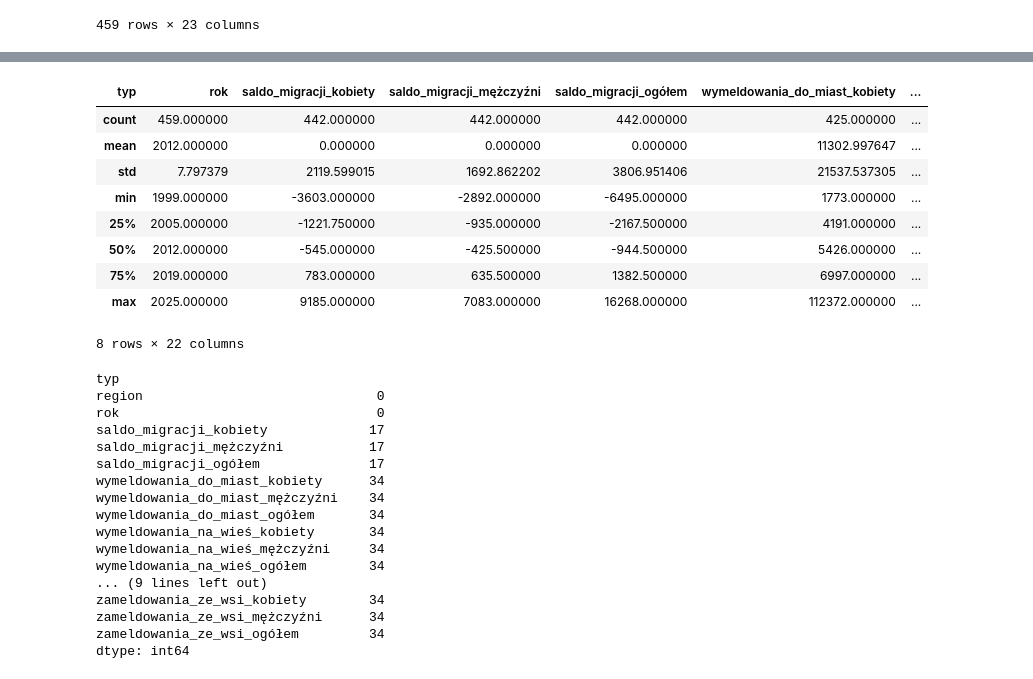
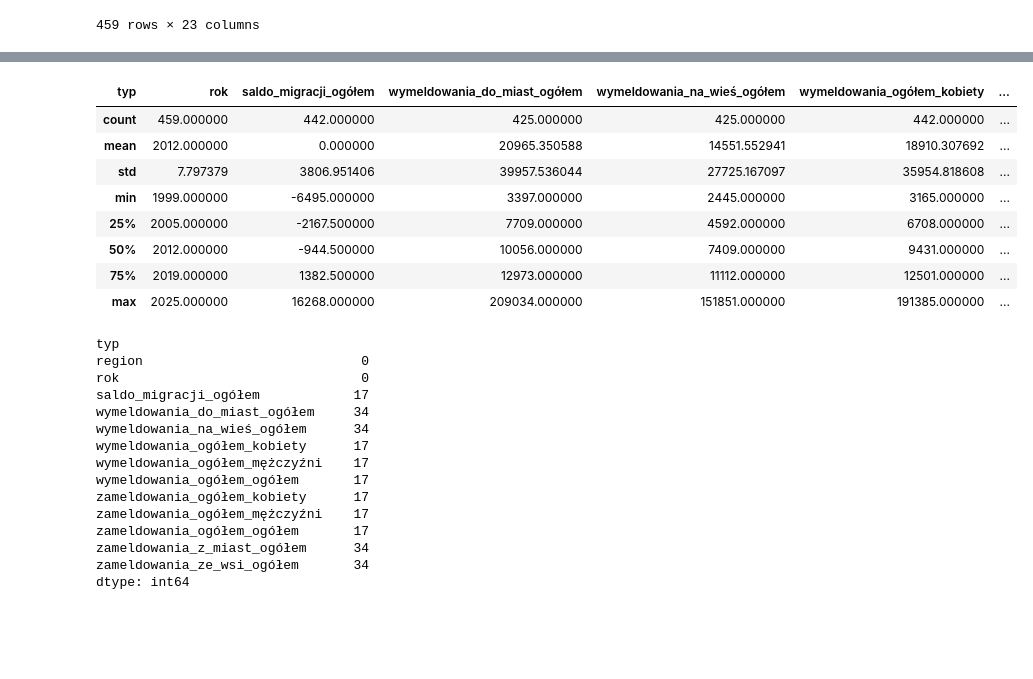
Before and after one commit to kabix09/panelek, a Jupyter notebook: 01_read_data_population.ipynb, the cells around one changed output, grey strips where cells are left out. Drawn from its saved outputs; the diff is of its cells as text; code cells hidden in the pictures; blank space fills up the shorter version.

Commit message:
Filter columns

```diff
--- a/01_read_data_population.ipynb
+++ b/01_read_data_population.ipynb
@@ -97,3 +97,5 @@ display(df_final)
 | 457 | ŚWIĘTOKRZYSKIE | 2024 | -1494.0 | -1261.0 | -2755.0 | ... |
 | 458 | ŚWIĘTOKRZYSKIE | 2025 | NaN | NaN | NaN | ... |
 459 rows × 23 columns
+# %%
+df_filtered = df_final.loc[:, df_final.columns.str.contains(r'^region$|^rok$|ogółem', regex=True)]
@@ -102,34 +120,31 @@ df_final.to_csv("data/processed/ludnosc.csv", index=False)
 # %%
-df_final.describe()
+df_filtered.describe()
 # %% [output]
-| typ | rok | saldo_migracji_kobiety | saldo_migracji_mężczyźni | saldo_migracji_ogółem | wymeldowania_do_miast_kobiety | ... |
-| count | 459.000000 | 442.000000 | 442.000000 | 442.000000 | 425.000000 | ... |
-| mean | 2012.000000 | 0.000000 | 0.000000 | 0.000000 | 11302.997647 | ... |
-| std | 7.797379 | 2119.599015 | 1692.862202 | 3806.951406 | 21537.537305 | ... |
-| min | 1999.000000 | -3603.000000 | -2892.000000 | -6495.000000 | 1773.000000 | ... |
-| 25% | 2005.000000 | -1221.750000 | -935.000000 | -2167.500000 | 4191.000000 | ... |
-| 50% | 2012.000000 | -545.000000 | -425.500000 | -944.500000 | 5426.000000 | ... |
-| 75% | 2019.000000 | 783.000000 | 635.500000 | 1382.500000 | 6997.000000 | ... |
-| max | 2025.000000 | 9185.000000 | 7083.000000 | 16268.000000 | 112372.000000 | ... |
+| typ | rok | saldo_migracji_ogółem | wymeldowania_do_miast_ogółem | wymeldowania_na_wieś_ogółem | wymeldowania_ogółem_kobiety | ... |
+| count | 459.000000 | 442.000000 | 425.000000 | 425.000000 | 442.000000 | ... |
+| mean | 2012.000000 | 0.000000 | 20965.350588 | 14551.552941 | 18910.307692 | ... |
+| std | 7.797379 | 3806.951406 | 39957.536044 | 27725.167097 | 35954.818608 | ... |
+| min | 1999.000000 | -6495.000000 | 3397.000000 | 2445.000000 | 3165.000000 | ... |
+| 25% | 2005.000000 | -2167.500000 | 7709.000000 | 4592.000000 | 6708.000000 | ... |
+| 50% | 2012.000000 | -944.500000 | 10056.000000 | 7409.000000 | 9431.000000 | ... |
+| 75% | 2019.000000 | 1382.500000 | 12973.000000 | 11112.000000 | 12501.000000 | ... |
+| max | 2025.000000 | 16268.000000 | 209034.000000 | 151851.000000 | 191385.000000 | ... |
-8 rows × 22 columns
 # %%
-df_final.missing_values = df_final.isnull().sum()
-display(df_final.missing_values)
+df_filtered.missing_values = df_filtered.isnull().sum()
+display(df_filtered.missing_values)
 # %% [output]
 typ
-region                              0
-rok                                 0
-saldo_migracji_kobiety             17
-saldo_migracji_mężczyźni           17
-saldo_migracji_ogółem              17
-wymeldowania_do_miast_kobiety      34
-wymeldowania_do_miast_mężczyźni    34
-wymeldowania_do_miast_ogółem       34
-wymeldowania_na_wieś_kobiety       34
-wymeldowania_na_wieś_mężczyźni     34
-wymeldowania_na_wieś_ogółem        34
-... (9 lines left out)
-zameldowania_ze_wsi_kobiety        34
-zameldowania_ze_wsi_mężczyźni      34
-zameldowania_ze_wsi_ogółem         34
+region                            0
+rok                               0
+saldo_migracji_ogółem            17
+wymeldowania_do_miast_ogółem     34
+wymeldowania_na_wieś_ogółem      34
+wymeldowania_ogółem_kobiety      17
+wymeldowania_ogółem_mężczyźni    17
+wymeldowania_ogółem_ogółem       17
+zameldowania_ogółem_kobiety      17
+zameldowania_ogółem_mężczyźni    17
+zameldowania_ogółem_ogółem       17
+zameldowania_z_miast_ogółem      34
+zameldowania_ze_wsi_ogółem       34
 dtype: int64
```
Also changed, not shown: parts of 2 cells of this notebook, 3 other files.
